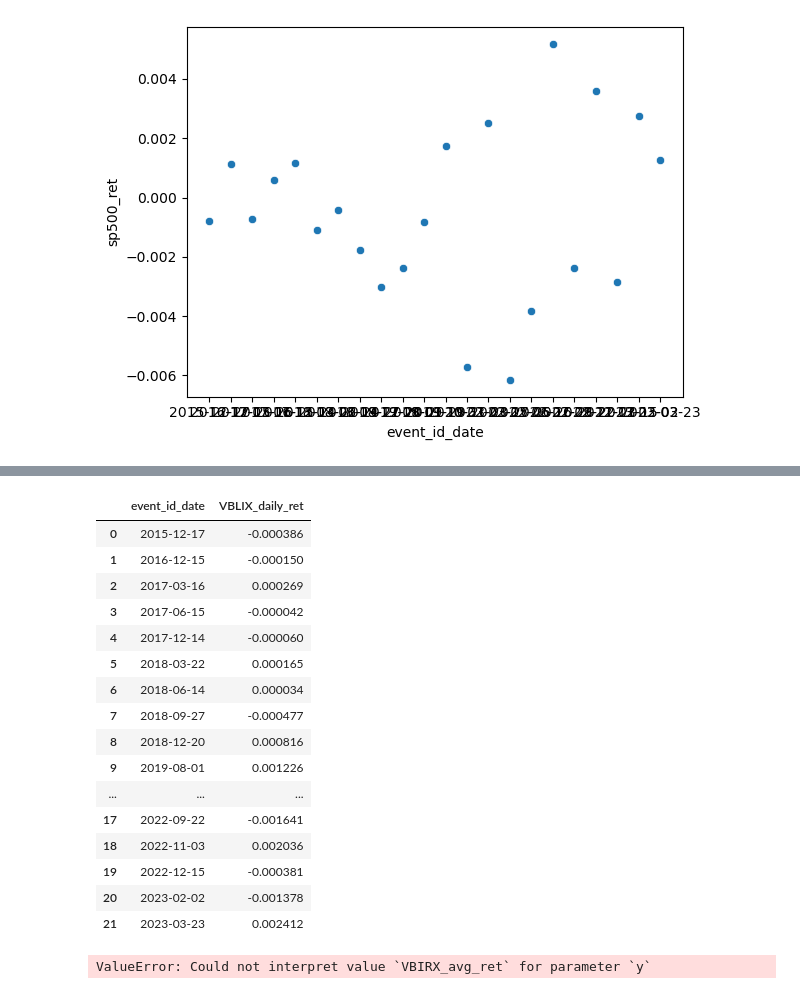
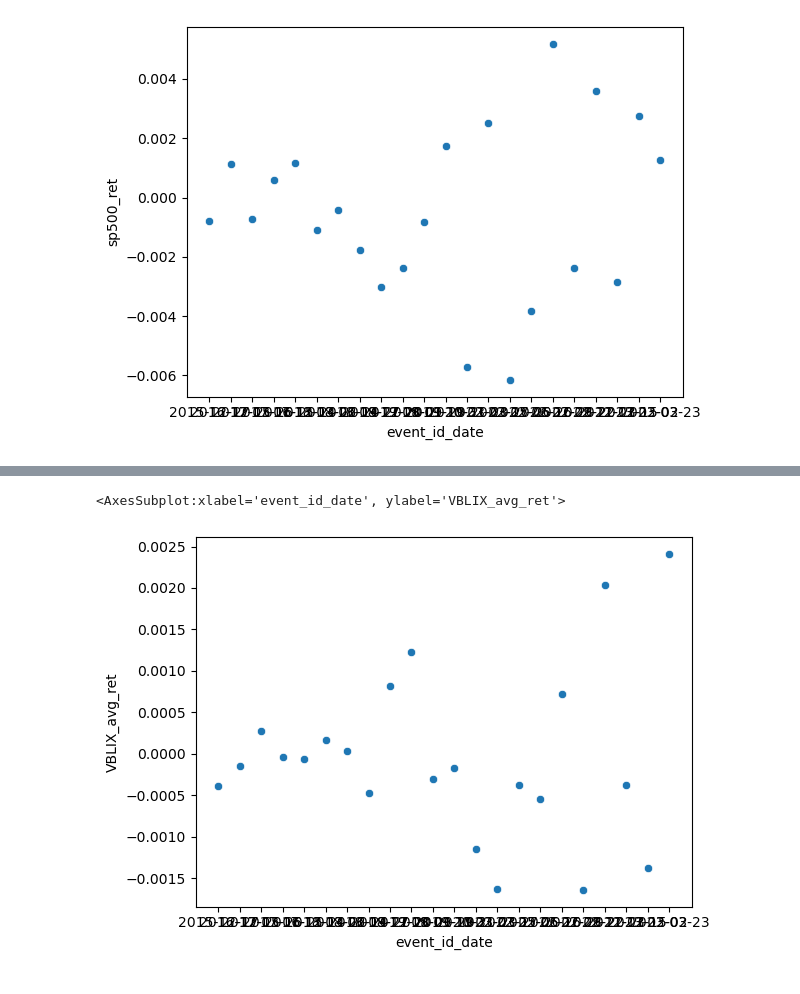
Before and after one commit to mab923/finalteamproject, a Jupyter notebook: Final_Project.ipynb, the cells around one changed output, grey strips where cells are left out. Drawn from its saved outputs; the diff is of its cells as text; code cells hidden in the pictures.

```diff
--- a/Final_Project.ipynb
+++ b/Final_Project.ipynb
@@ -492,30 +483,10 @@ sp_VBLIX_sum.head(5)
 | 2 | 2017-03-16 | 0.000269 |
 | 3 | 2017-06-15 | -0.000042 |
 | 4 | 2017-12-14 | -0.000060 |
-# %%
-sp_VBLIX_sum.rename(columns = {'VBLIX_daily_ret': 'VBLIX_avg_ret'})
-sp_VBLIX_sum
-# %% [output]
-|  | event_id_date | VBLIX_daily_ret |
-| 0 | 2015-12-17 | -0.000386 |
-| 1 | 2016-12-15 | -0.000150 |
-| 2 | 2017-03-16 | 0.000269 |
-| 3 | 2017-06-15 | -0.000042 |
-| 4 | 2017-12-14 | -0.000060 |
-| 5 | 2018-03-22 | 0.000165 |
-| 6 | 2018-06-14 | 0.000034 |
-| 7 | 2018-09-27 | -0.000477 |
-| 8 | 2018-12-20 | 0.000816 |
-| 9 | 2019-08-01 | 0.001226 |
-| ... | ... | ... |
-| 17 | 2022-09-22 | -0.001641 |
-| 18 | 2022-11-03 | 0.002036 |
-| 19 | 2022-12-15 | -0.000381 |
-| 20 | 2023-02-02 | -0.001378 |
-| 21 | 2023-03-23 | 0.002412 |
 # %%
 sns.scatterplot(x="event_id_date",
-              y="VBIRX_avg_ret",
-              data=sp_VBIRX_sum)
+              y="VBLIX_avg_ret",
+              data=VBLIX_ret_sum)
 # %% [output]
-ValueError: Could not interpret value `VBIRX_avg_ret` for parameter `y`
+<AxesSubplot:xlabel='event_id_date', ylabel='VBLIX_avg_ret'>
+[figure, added]
```
Also changed, not shown: parts of 4 cells of this notebook.
